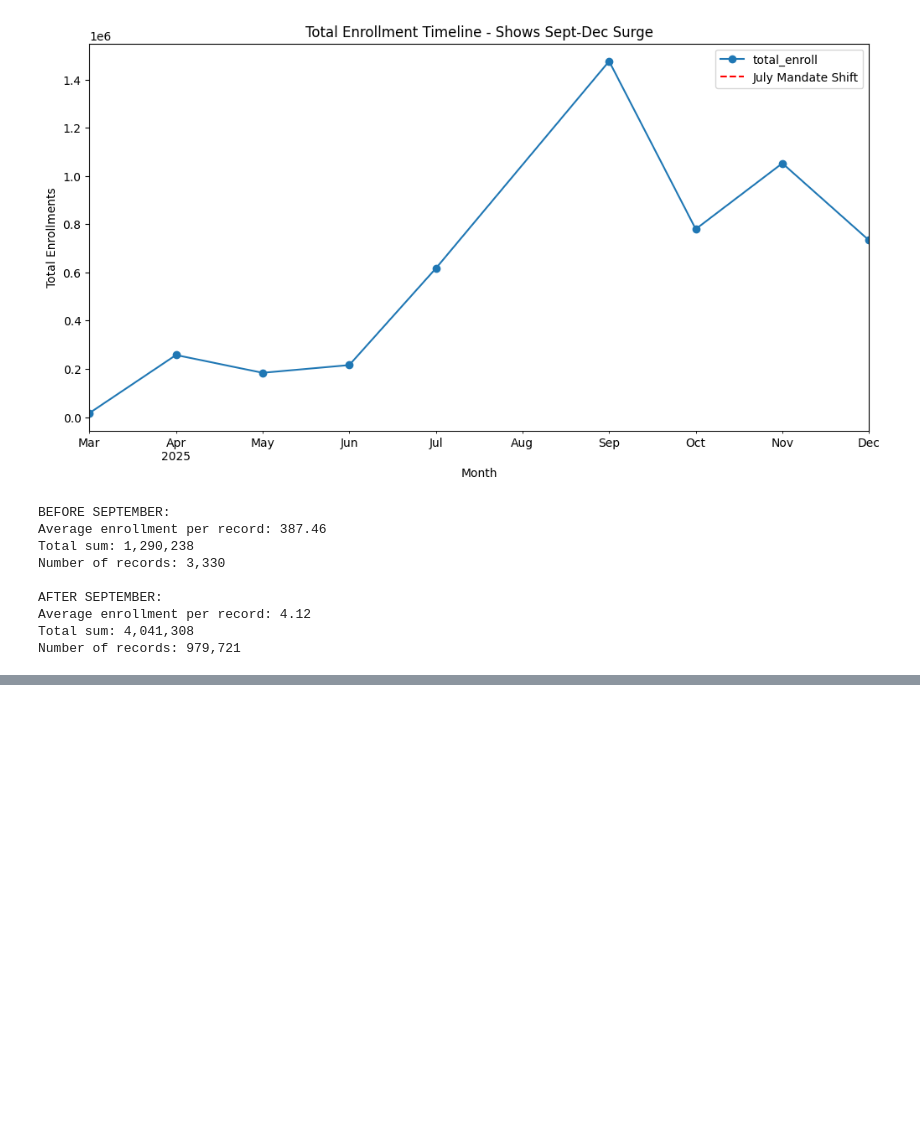
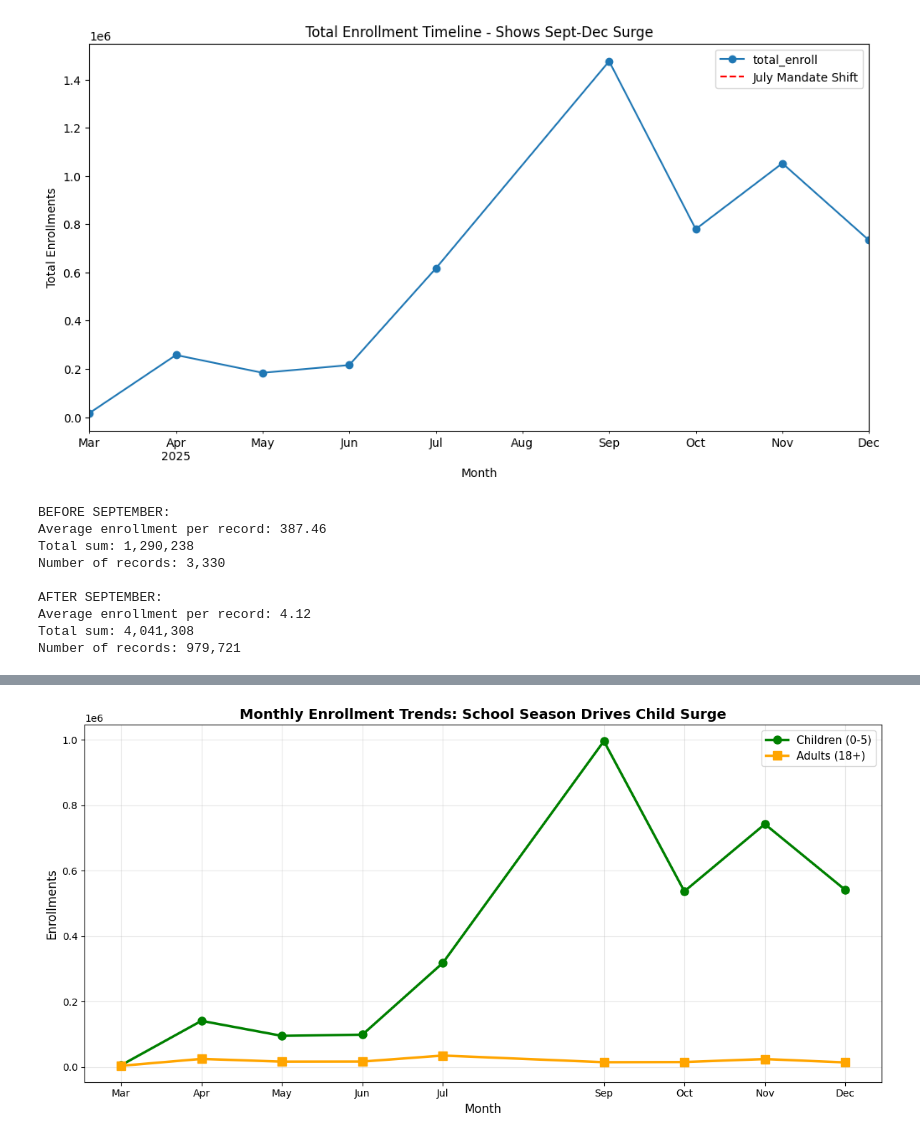
Before and after one commit to medisumeet/UIDAI-Hackathon-2026, a Jupyter notebook: uidai.ipynb, the cells around one changed output, grey strips where cells are left out. Saved outputs shown, nothing was run; the diff lists cells and outputs as text; code cells hidden in the pictures; blank space fills up the shorter version.

```diff
--- a/uidai.ipynb
+++ b/uidai.ipynb
@@ -779,0 +865,22 @@ df
+# %%
+
+
+
+plt.figure(figsize=(12, 6))
+months = [3, 4, 5, 6, 7, 9, 10, 11, 12]
+month_names = ['Mar', 'Apr', 'May', 'Jun', 'Jul', 'Sep', 'Oct', 'Nov', 'Dec']
+
+plt.plot(months, monthly['age_0_5'], marker='o', linewidth=2.5, markersize=8, label='Children (0-5)', color='green')
+plt.plot(months, monthly['age_18_greater'], marker='s', linewidth=2.5, markersize=8, label='Adults (18+)', color='orange')
+
+plt.xlabel('Month', fontsize=12)
+plt.ylabel('Enrollments', fontsize=12)
+plt.title('Monthly Enrollment Trends: School Season Drives Child Surge', fontsize=14, fontweight='bold')
+plt.xticks(months, month_names)
+plt.legend(fontsize=11)
+plt.grid(True, alpha=0.3)
+plt.tight_layout()
+plt.savefig('plot1_monthly.png', dpi=300)
+plt.show()
+# %% [output]
+[figure, added]
```
Also changed, not shown: parts of 24 cells of this notebook.
